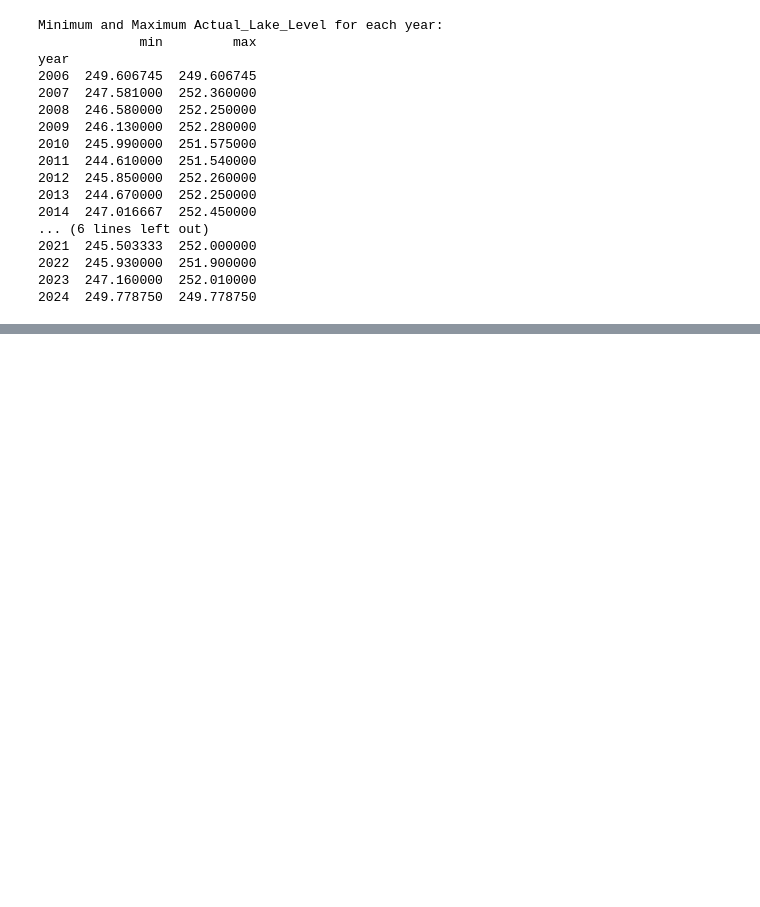
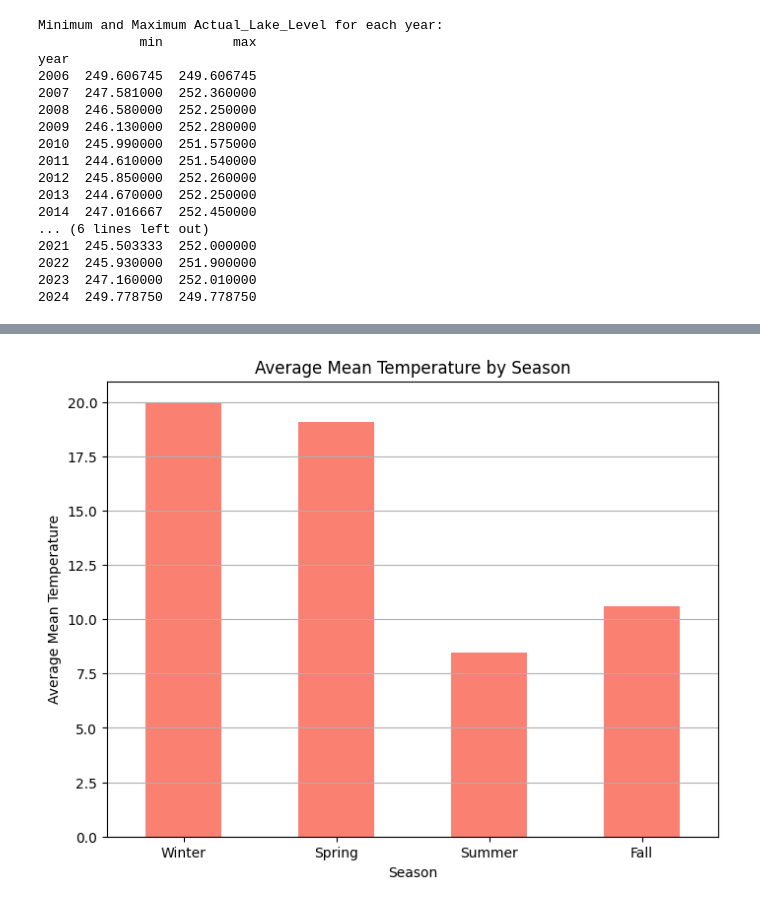
Before and after one commit to MohamamdAghaei/Acea-Smart-Water-Analytics, a Jupyter notebook: Big_Data_project_Water_Analytics.ipynb, the cells around one changed output, grey strips where cells are left out. Cells and saved outputs as stored; diff of their text form; code cells hidden in the pictures; blank space fills up the shorter version.

```diff
--- a/Big_Data_project_Water_Analytics.ipynb
+++ b/Big_Data_project_Water_Analytics.ipynb
@@ -279,0 +329,15 @@ year
+# %%
+# Group by season and calculate the mean Mean_Temp
+seasonal_temp = df.groupby('Season')['Mean_Temp'].mean()
+
+# Plotting the bar chart
+plt.figure(figsize=(8, 6))
+seasonal_temp.reindex(season_order).plot(kind='bar', color='salmon')
+plt.xlabel('Season')
+plt.ylabel('Average Mean Temperature')
+plt.title('Average Mean Temperature by Season')
+plt.xticks(rotation=0)
+plt.grid(axis='y')
+plt.show()
+# %% [output]
+[figure, added]
```
Also changed, not shown: parts of 4 cells of this notebook.
